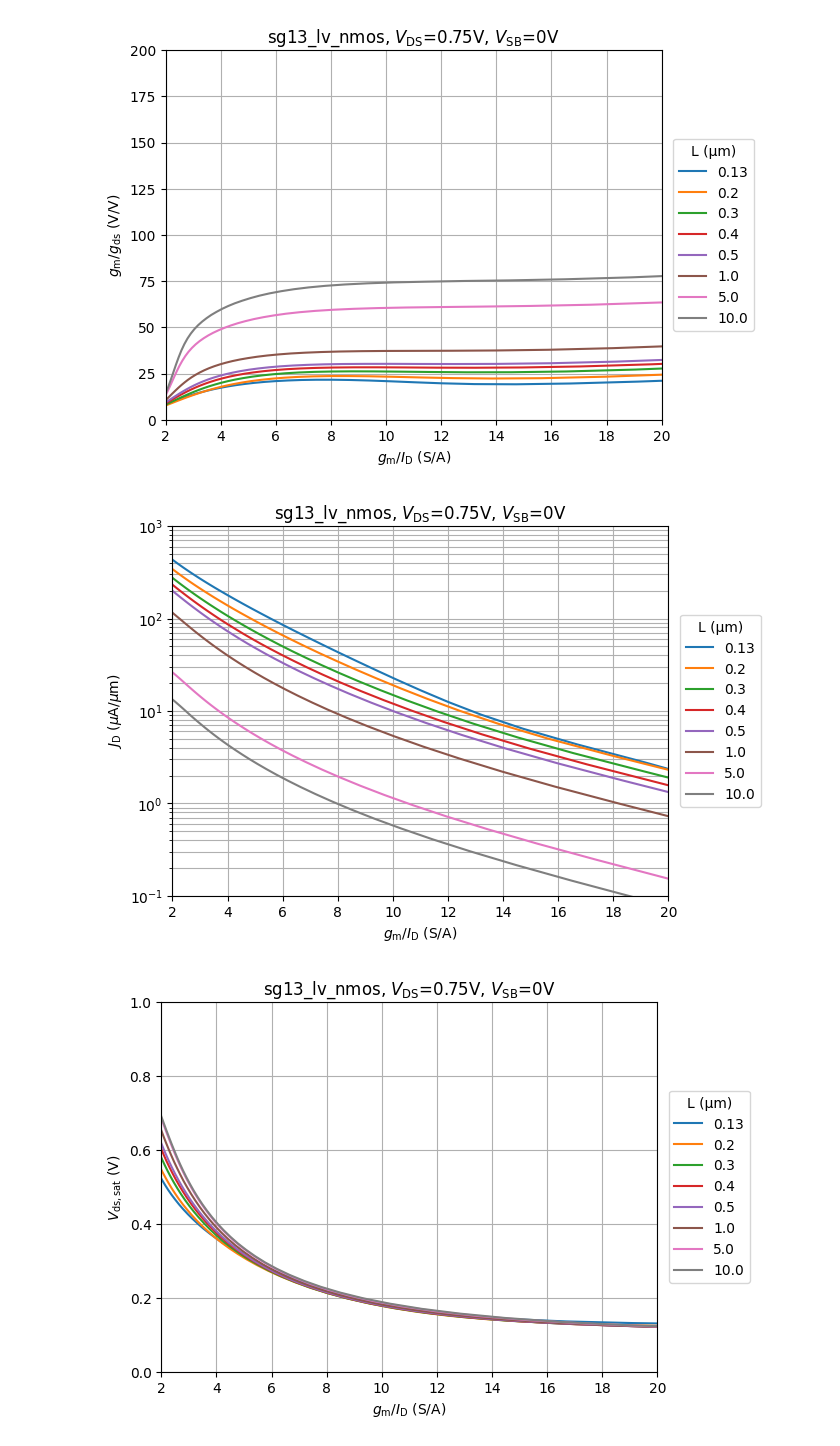
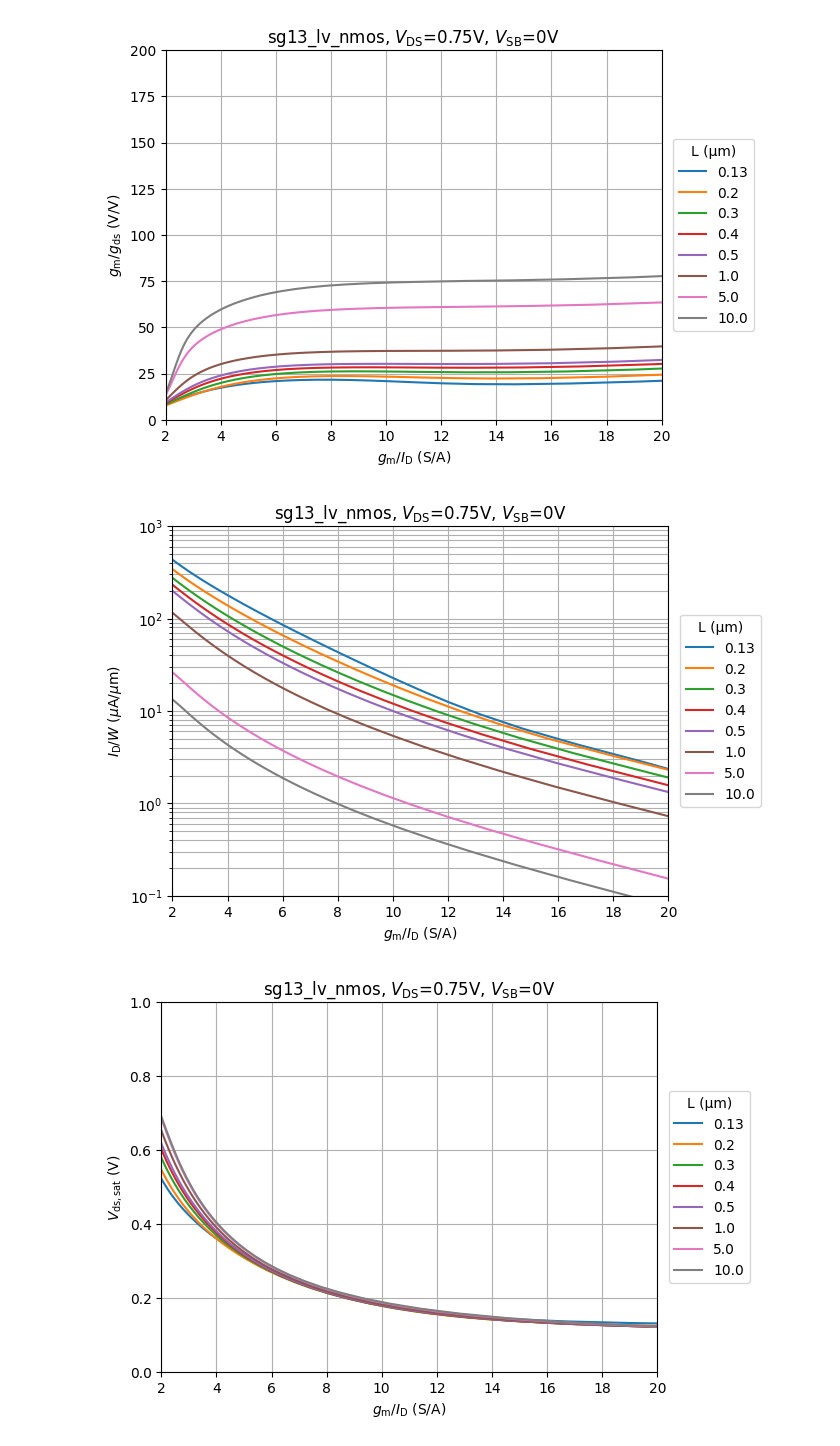
Before and after one commit to iic-jku/analog-circuit-design, a Jupyter notebook: sizing/techsweep_sg13_plots.ipynb, the cells around one changed output. Drawn from its saved outputs; the diff is of its cells as text; code cells hidden in the pictures.

```diff
--- a/sizing/techsweep_sg13_plots.ipynb
+++ b/sizing/techsweep_sg13_plots.ipynb
@@ -133,23 +133,23 @@ plt.show()
 # %% [output]
 [figure]
 # %%
-# plot Jd versus gm/ID for all L
+# plot Id/W (Jd) versus gm/ID for all L
 jd2 = df2['ids'].values/w[choice]/1e-6
 jd2 = np.reshape(jd2, (len(vgs), -1), order='F')
 
 fig, ax = plt.subplots()
 ax.semilogy(gm_id2, jd2)
 ax.legend(loc='center right', bbox_to_anchor=(1.2, 0.5), title='L (µm)', labels=l.tolist())
 plt.xlim(2, 20)
 plt.ylim(1e-1, 1e3)
 plt.xlabel(r'$g_\mathrm{m}/I_\mathrm{D}$ (S/A)')
-plt.ylabel(r'$J_\mathrm{D}$ ($\mu$A/$\mu$m)')
+plt.ylabel(r'$I_\mathrm{D}/W$ ($\mu$A/$\mu$m)')
 plt.grid(which='minor')
 plt.grid(which='major')
 plt.title(devices[choice]+r', $V_\mathrm{DS}$='+str(VDS1)+r'V, $V_\mathrm{SB}$='+str(VSB1)+'V')
 plt.show()
 # %% [output]
-[figure, old version]
+[figure, new version]
 # %%
 # plot Vdss versus gm/ID for all L
 vdss2 = df2['vdss']
```
